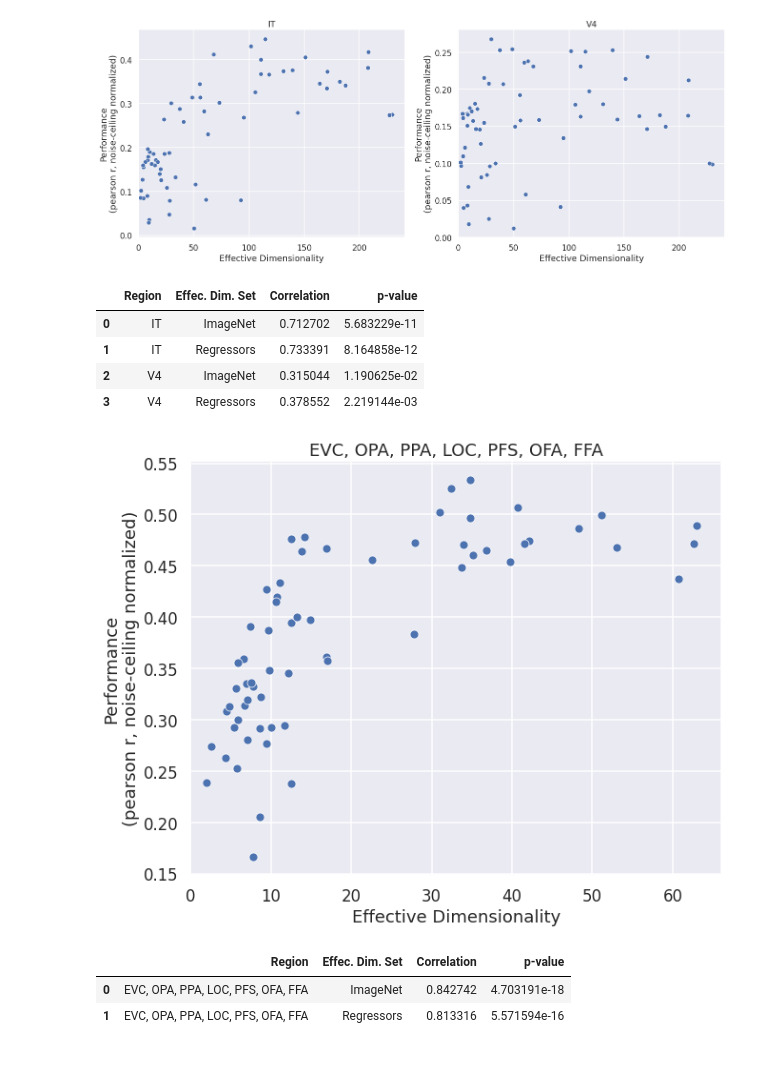
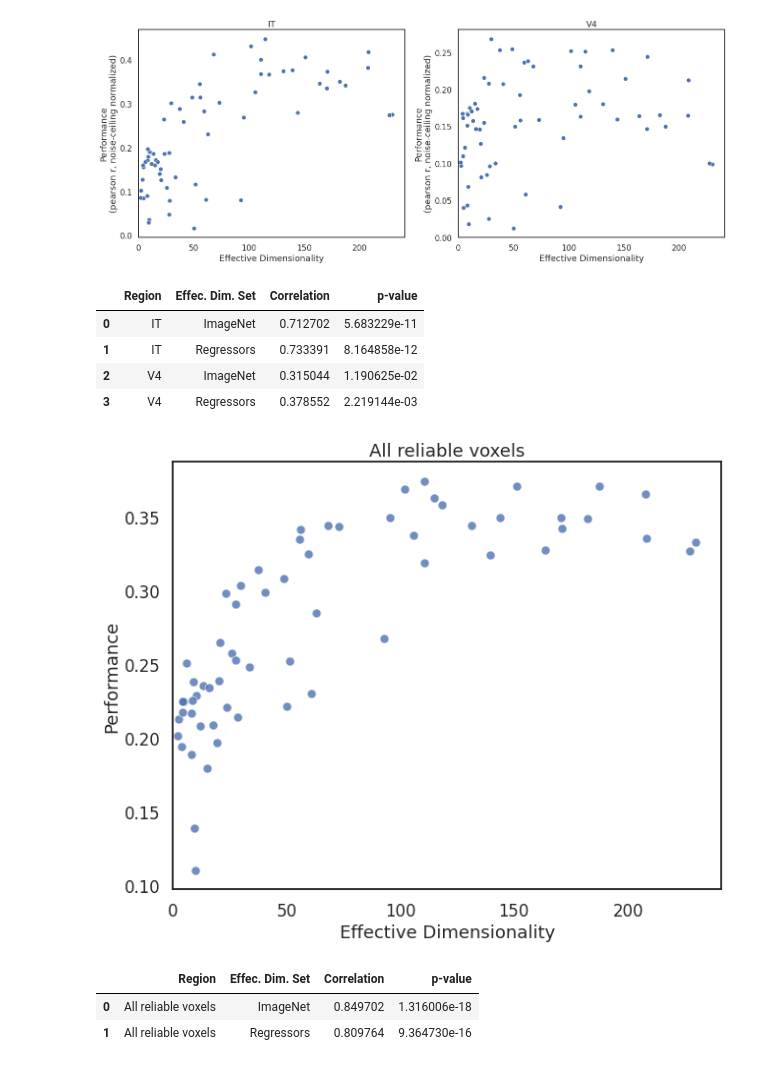
Before and after one commit to EricElmoznino/encoder_dimensionality, a Jupyter notebook: notebooks/visualization.ipynb, the cells around one changed output. Drawn from its saved outputs; the diff is of its cells as text; code cells hidden in the pictures.

```diff
--- a/notebooks/visualization.ipynb
+++ b/notebooks/visualization.ipynb
@@ -5,7 +5,7 @@ from matplotlib import pyplot as plt
 import seaborn as sns
 
 %matplotlib inline
-sns.set(style='darkgrid', context='talk')
+sns.set(style='white', context='talk')
 
 pca = 'imagenet'
 regression = 'lin'
@@ -42,7 +42,7 @@ correlations = pd.DataFrame({'Region': ['IT', 'IT', 'V4', 'V4'],
 
 correlations
 # %% [output]
-[figure, old version]
+[figure, new version]
 |  | Region | Effec. Dim. Set | Correlation | p-value |
 | 0 | IT | ImageNet | 0.712702 | 5.683229e-11 |
 | 1 | IT | Regressors | 0.733391 | 8.164858e-12 |
@@ -50,29 +50,30 @@ correlations
 | 3 | V4 | Regressors | 0.378552 | 2.219144e-03 |
 # %%
 results = pd.read_csv(f'../results/object2vec_{models}_{regression}.csv')
-regions = ', '.join(['EVC', 'OPA', 'PPA', 'LOC', 'PFS', 'OFA', 'FFA'])
+regions = 'All reliable voxels'
 
 fig, ax = plt.subplots(figsize=(10, 8))
 
 sns.scatterplot(x=f'effective_dimensionality_{pca}', y='score',
-                data=results, ax=ax)
+                data=results, ax=ax,
+                alpha=0.8)
 
-ax.set(xlabel='Effective Dimensionality', ylabel='Performance\n(pearson r, noise-ceiling normalized)', title=regions,
+ax.set(xlabel='Effective Dimensionality', ylabel='Performance', title=regions,
        xlim=(0, None))
 
 plt.show()
 
 imagenet_r, imagenet_p = stats.spearmanr(results.effective_dimensionality_imagenet, results.score)
 dataset_r, dataset_p = stats.spearmanr(results.effective_dimensionality_dataset, results.score)
 
 correlations = pd.DataFrame({'Region': [regions, regions],
                              'Effec. Dim. Set': ['ImageNet', 'Regressors'],
                              'Correlation': [imagenet_r, dataset_r],
                              'p-value': [imagenet_p, dataset_p]})
 
 correlations
 # %% [output]
-[figure, old version]
+[figure, new version]
 |  | Region | Effec. Dim. Set | Correlation | p-value |
-| 0 | EVC, OPA, PPA, LOC, PFS, OFA, FFA | ImageNet | 0.842742 | 4.703191e-18 |
-| 1 | EVC, OPA, PPA, LOC, PFS, OFA, FFA | Regressors | 0.813316 | 5.571594e-16 |
+| 0 | All reliable voxels | ImageNet | 0.849702 | 1.316006e-18 |
+| 1 | All reliable voxels | Regressors | 0.809764 | 9.364730e-16 |
```
Also changed, not shown: 4 other files.
